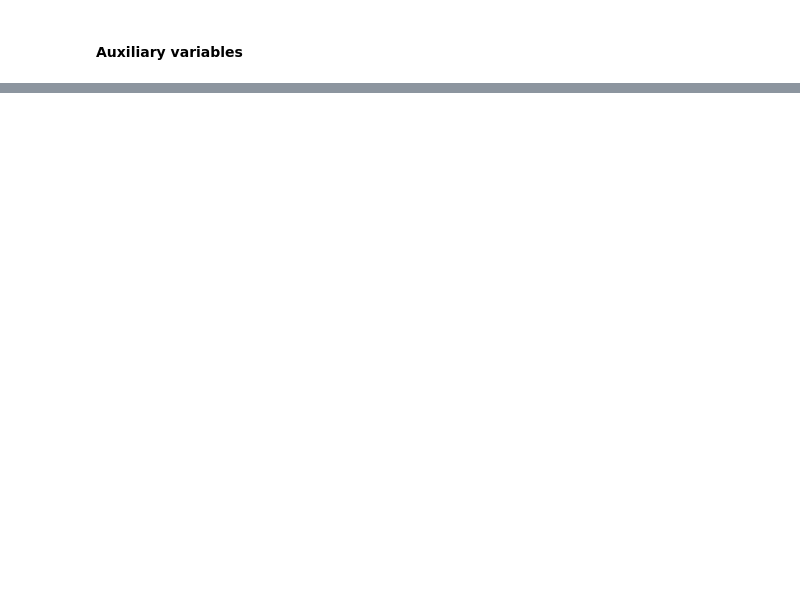
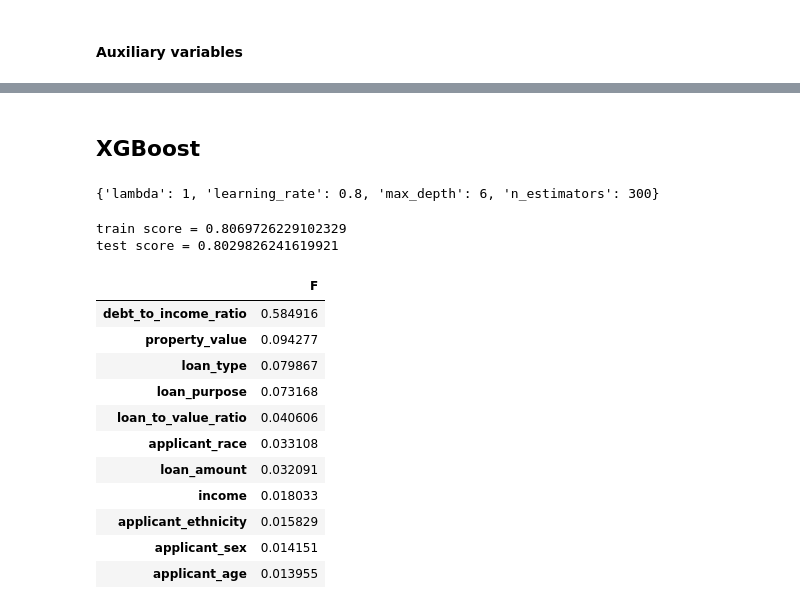
Before and after one commit to hpmartins/mlai-ucb-codes, a Jupyter notebook: capstone_project/file_3C_modeling-XGBoost.ipynb, the cells around one changed output, grey strips where cells are left out. Drawn from its saved outputs; the diff is of its cells as text; code cells hidden in the pictures; blank space fills up the shorter version.

```diff
--- a/capstone_project/file_3C_modeling-XGBoost.ipynb
+++ b/capstone_project/file_3C_modeling-XGBoost.ipynb
@@ -284,0 +30,62 @@ plt.show()
+# %% [markdown]
+## XGBoost
+# %%
+early_stop = callback.EarlyStopping(
+    rounds=30,
+    metric_name="aucpr",
+    maximize=True,
+    data_name="validation_0",
+    save_best=True,
+    min_delta=0.001,
+)
+
+clf = XGBClassifier(
+    tree_method="hist",
+    booster="dart",
+    rate_drop=0.1,
+    enable_categorical=True,
+    eval_metric=["error", "error@0.2", "error@0.4", "error@0.6", "error@0.8", "aucpr"],
+    objective="binary:logistic",
+    callbacks=[early_stop],
+    nthread=4,
+)
+
+gridcv = GridSearchCV(
+    estimator=clf,
+    param_grid={
+        "n_estimators": [300],
+        "max_depth": [6],
+        "learning_rate": [0.8],
+        "lambda": [0.01, 0.1, 1, 10]
+    },
+    n_jobs=1,
+    verbose=4,
+    cv=4,
+).fit(X_train, y_train, eval_set=[(X_test, y_test)])
+# %%
+gridcv.best_params_
+# %% [output]
+{'lambda': 1, 'learning_rate': 0.8, 'max_depth': 6, 'n_estimators': 300}
+# %%
+print(f'train score = {gridcv.score(X_train, y_train)}')
+print(f'test score = {gridcv.score(X_test, y_test)}')
+# %% [output]
+train score = 0.8069726229102329
+test score = 0.8029826241619921
+# %%
+importances = pd.DataFrame(gridcv.best_estimator_.feature_importances_, gridcv.best_estimator_.feature_names_in_)
+importances.columns = ['F']
+importances.sort_values(by=['F'], ascending=False)
+# %% [output]
+|  | F |
+| debt_to_income_ratio | 0.584916 |
+| property_value | 0.094277 |
+| loan_type | 0.079867 |
+| loan_purpose | 0.073168 |
+| loan_to_value_ratio | 0.040606 |
+| applicant_race | 0.033108 |
+| loan_amount | 0.032091 |
+| income | 0.018033 |
+| applicant_ethnicity | 0.015829 |
+| applicant_sex | 0.014151 |
+| applicant_age | 0.013955 |
```
Also changed, not shown: parts of 29 cells of this notebook, 11 other files.
